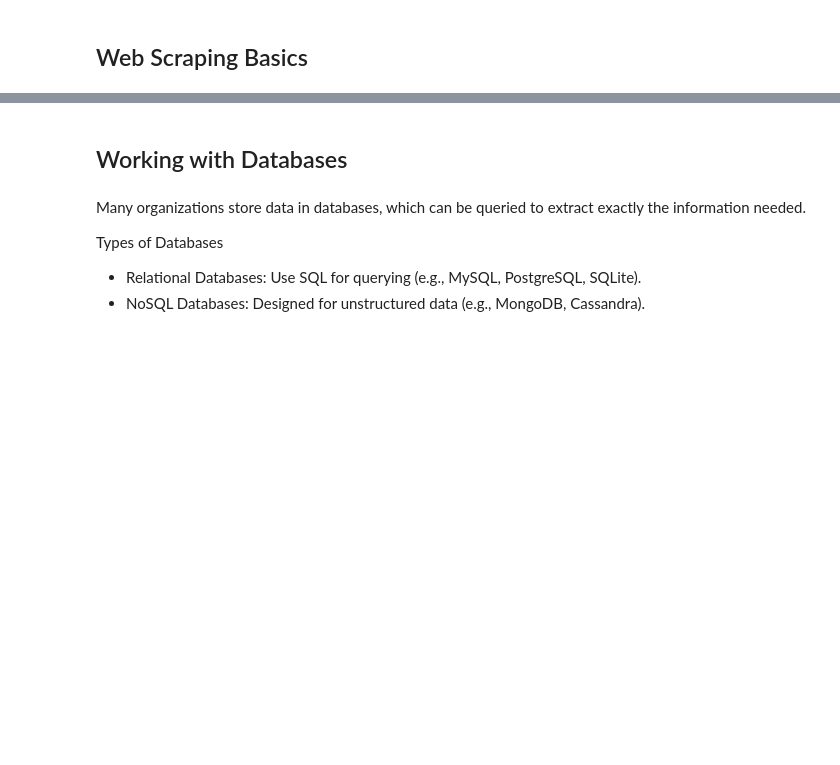
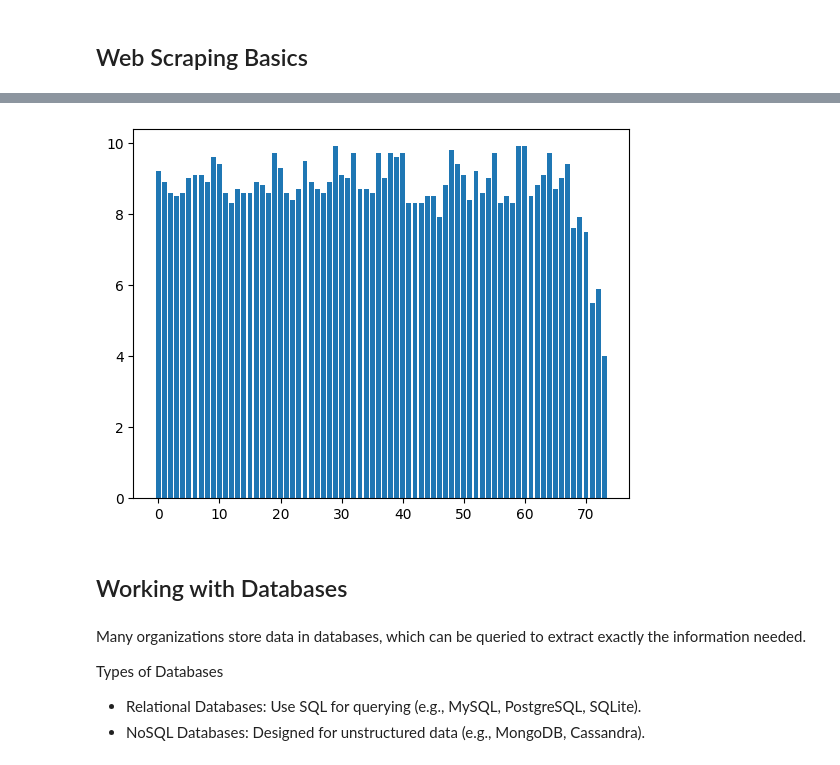
Before and after one commit to ervinstrmcnik/python-data-analytics, a Jupyter notebook: Part_04_Acquiring_Your_Data/Acquiring_Your_Data.ipynb, the cells around one changed output, grey strips where cells are left out. Saved outputs shown, nothing was run; the diff lists cells and outputs as text; code cells hidden in the pictures; blank space fills up the shorter version.

Commit message:
add Web Scraping Basics

```diff
--- a/Part_04_Acquiring_Your_Data/Acquiring_Your_Data.ipynb
+++ b/Part_04_Acquiring_Your_Data/Acquiring_Your_Data.ipynb
@@ -1158,0 +1437,4 @@ Exercise: Scrape real estate listings and calculate average prices.
+# %%
+# Show the results
+for episode in episodes[:3]:
+    print(episode)
@@ -1158,0 +1528,25 @@ Exercise: Scrape real estate listings and calculate average prices.
+# %%
+# Example 2: Scraping and Visualizing IMDB Ratings
+
+import requests
+from bs4 import BeautifulSoup
+
+url = "http://www.imdb.com/title/tt0944947/episodes"
+
+episodes = []
+ratings = []
+
+# Go over seasons 1 to 8
+for season in range(1, 9):
+    r = requests.get(url, params={"season": season}, headers={"user-agent": "Mozilla/5.0"})
+    soup = BeautifulSoup(r.text, "html.parser")
+    listing = soup.find_all("div", class_="kBjDMi")
+    print(f"Got data for season {season} with {len(listing)} episodes")
+    for epnr, div in enumerate(listing):
+        episode = f"{season}.{epnr + 1}"
+        rating_el = div.find(class_="ipc-rating-star--rating")
+        rating = float(rating_el.get_text(strip=True))
+        episodes.append(episode)
+        ratings.append(rating)
+
+print(f"First 10 episodes: {episodes[:10]}")
@@ -1159,3 +1563,13 @@ Exercise: Scrape real estate listings and calculate average prices.
+# %%
+import matplotlib.pyplot as plt
+
+plt.figure()
+
+positions = list(range(len(ratings)))
+plt.bar(positions, ratings, align="center")
+plt.show()
+# %% [output]
+[figure, added]
 # %% [markdown]
 ## Working with Databases
 # %% [markdown]
```
Also changed, not shown: parts of 72 cells of this notebook, 1 other file.
